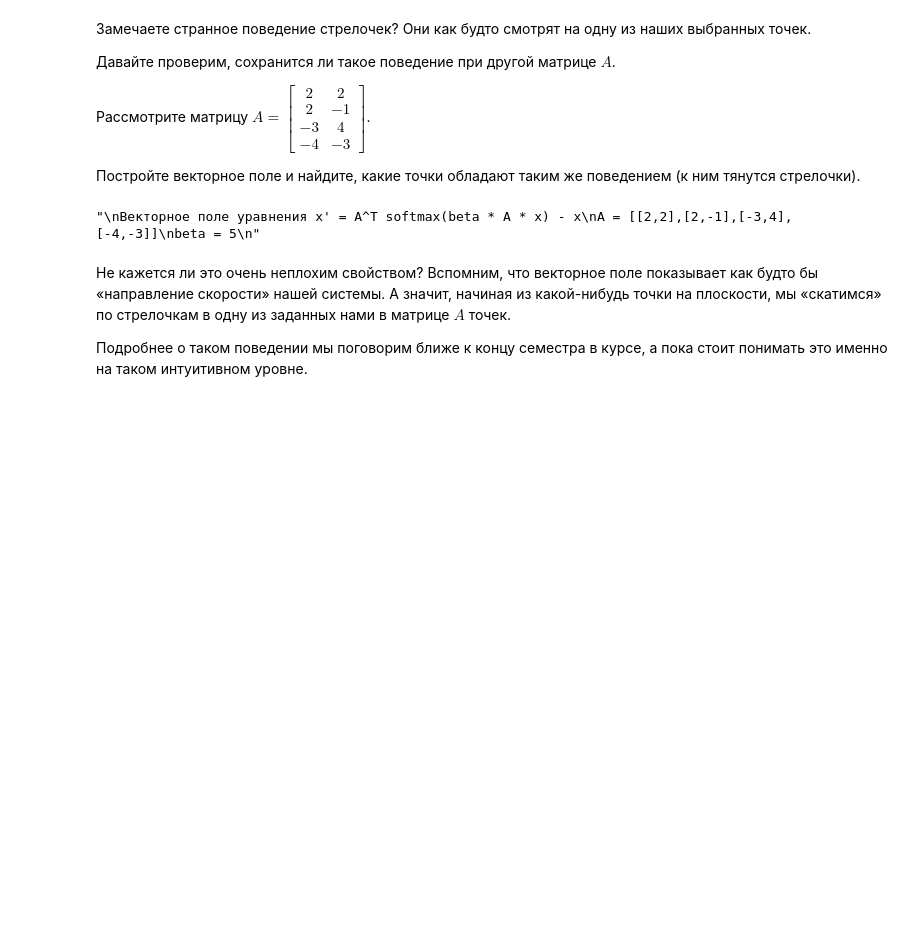
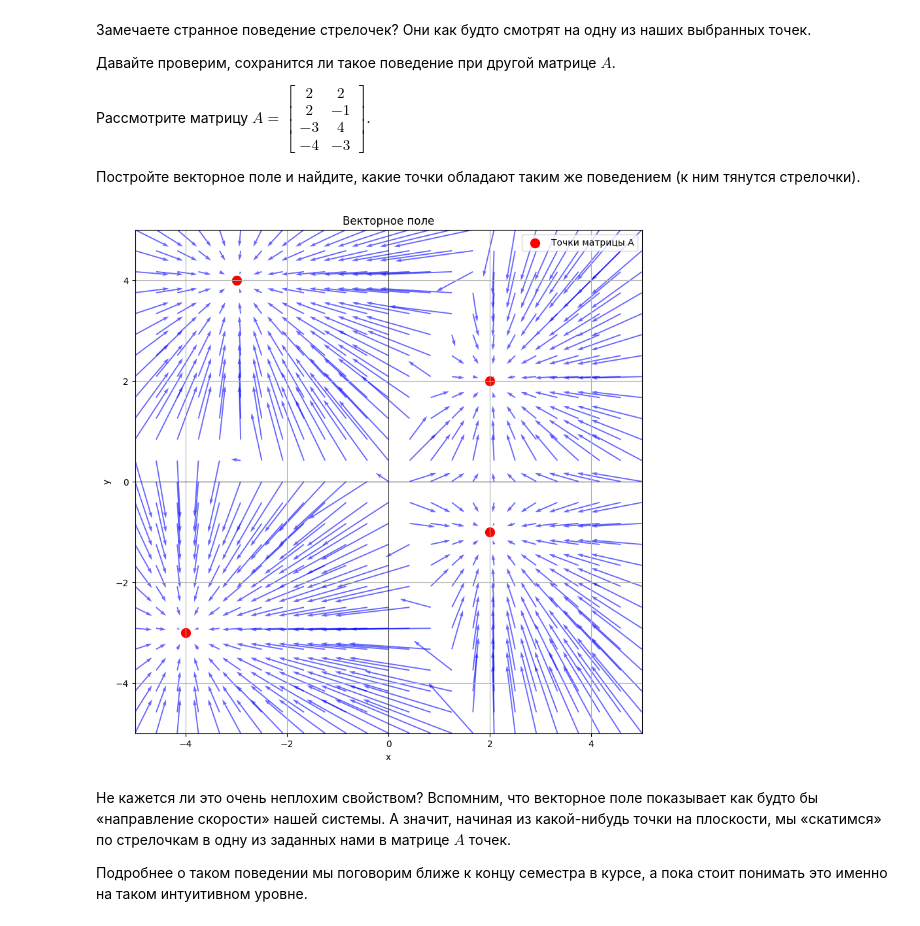
Before and after one commit to dimassolovev/differential-equations, a Jupyter notebook: lab_1.ipynb, the cells around one changed output. Drawn from its saved outputs; the diff is of its cells as text; code cells hidden in the pictures; blank space fills up the shorter version.

```diff
--- a/lab_1.ipynb
+++ b/lab_1.ipynb
@@ -885,13 +919,13 @@ _* Заметьте, что это просто точки из матрицы $
 # %%
 '''
 Векторное поле уравнения x' = A^T softmax(beta * A * x) - x
 A = [[2,2],[2,-1],[-3,4],[-4,-3]]
 beta = 5
 '''
 
-### Место для Вашего решения ###
+plot_vector_field(np.array([[2,2],[2,-1],[-3,4],[-4,-3]]), 5)
 # %% [output]
-"\nВекторное поле уравнения x' = A^T softmax(beta * A * x) - x\nA = [[2,2],[2,-1],[-3,4],[-4,-3]]\nbeta = 5\n"
+[figure, added]
 # %% [markdown]
 Не кажется ли это очень неплохим свойством? Вспомним, что векторное поле показывает как будто бы «направление скорости» нашей системы. А значит, начиная из какой-нибудь точки на плоскости, мы «скатимся» по стрелочкам в одну из заданных нами в матрице $A$ точек.
 
```
Also changed, not shown: parts of 20 cells of this notebook.
